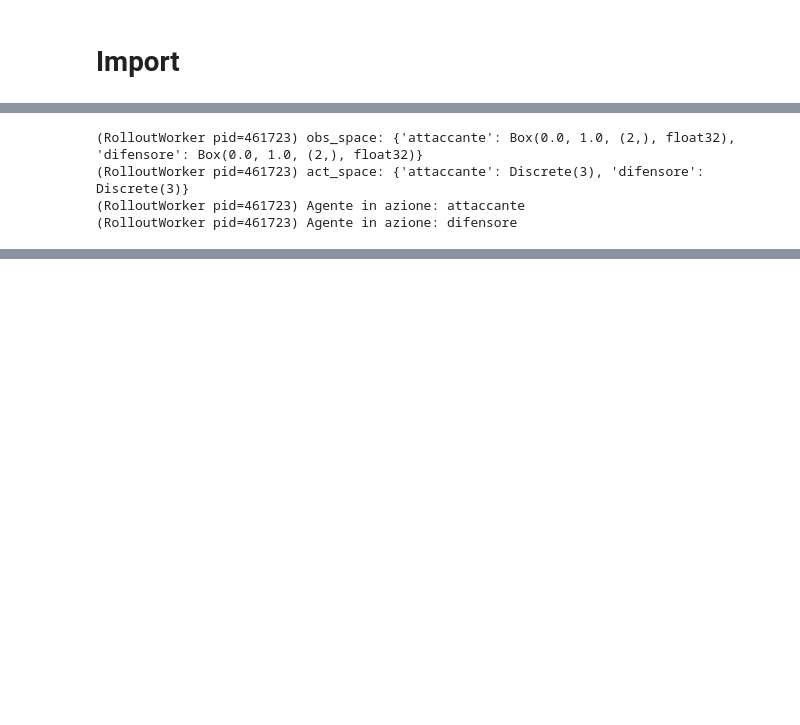
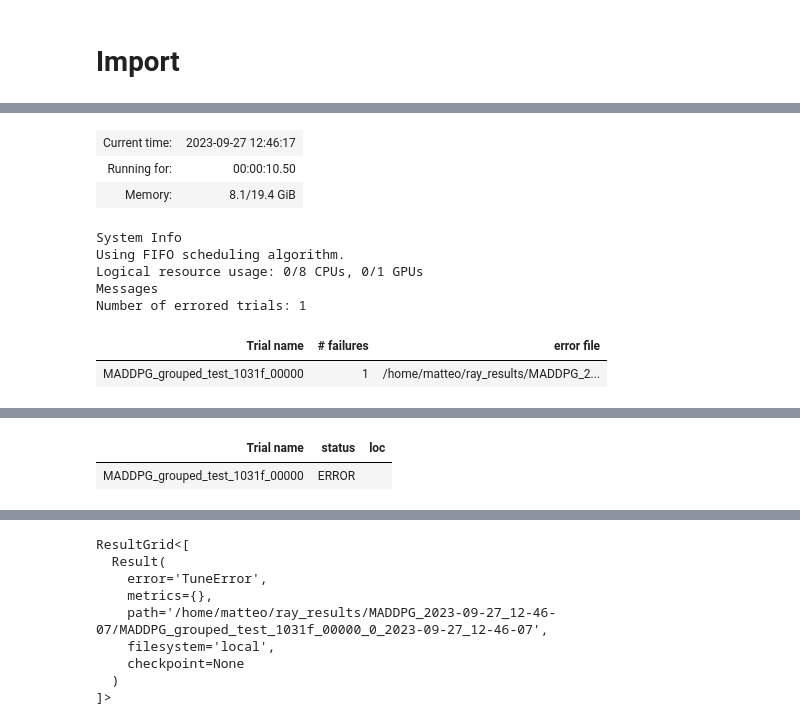
Before and after one commit to tcaiazzi/multi-agent-irs, a Jupyter notebook: tesi.ipynb, the cells around one changed output, grey strips where cells are left out. Drawn from its saved outputs; the diff is of its cells as text; code cells hidden in the pictures; blank space fills up the shorter version.

```diff
--- a/tesi.ipynb
+++ b/tesi.ipynb
@@ -162,0 +298,9 @@ torch, _ = try_import_torch()
+# %%
+def select_policy(agent_id, episode, **kwargs):
+        return agent_id
+
+stop = {
+        "training_iteration": 150,
+        "timesteps_total": 100000,
+        "episode_reward_mean": 1000.0,
+    }
@@ -163,14 +353,13 @@ torch, _ = try_import_torch()
 # %%
-config = MADDPGConfig().environment("grouped_test").framework("torch").resources(num_gpus=1)
-#config = PGConfig().environment("grouped_test").framework("torch").resources(num_gpus=1)
-stop = {
-        "training_iteration": 150,
-        "timesteps_total": 100000,
-        "episode_reward_mean": 1000.0,
-    }
-""" results = tune.Tuner(
-        "PG", param_space=config, run_config=air.RunConfig(stop=stop, verbose=1)
-    ).fit() """
+config = MADDPGConfig().environment("grouped_test").framework("torch").multi_agent(
+            policies={
+                "group1": PolicySpec(policy_class=AlwaysSameHeuristic,
+                                          observation_space=Box(low=0,high=1,shape=(2,),dtype=np.float32),
+                                          action_space=Discrete(3)),
+            },
+            policy_mapping_fn=select_policy,
+            policies_to_train=["group1"],
+        )
 results = tune.Tuner(
         "MADDPG", param_space=config, run_config=air.RunConfig(stop=stop, verbose=1)
     ).fit()
@@ -197,4 +369,10 @@ ValueError: `observation_space` not provided in PolicySpec for default_policy an
+| Current time: | 2023-09-27 12:46:17 |
+| Running for: | 00:00:10.50 |
+| Memory: | 8.1/19.4 GiB |
-(RolloutWorker pid=461723) obs_space: {'attaccante': Box(0.0, 1.0, (2,), float32), 'difensore': Box(0.0, 1.0, (2,), float32)}
-(RolloutWorker pid=461723) act_space: {'attaccante': Discrete(3), 'difensore': Discrete(3)}
-(RolloutWorker pid=461723) Agente in azione: attaccante
-(RolloutWorker pid=461723) Agente in azione: difensore
+System Info
+Using FIFO scheduling algorithm.
+Logical resource usage: 0/8 CPUs, 0/1 GPUs
+Messages
+Number of errored trials: 1
+| Trial name | # failures | error file |
+| MADDPG_grouped_test_1031f_00000 | 1 | /home/matteo/ray_results/MADDPG_2... |
@@ -204,0 +380,2 @@ ValueError: `observation_space` not provided in PolicySpec for default_policy an
+| Trial name | status | loc |
+| MADDPG_grouped_test_1031f_00000 | ERROR |  |
@@ -214 +399,10 @@ ResultGrid<[
+ResultGrid<[
+  Result(
+    error='TuneError',
+    metrics={},
+    path='/home/matteo/ray_results/MADDPG_2023-09-27_12-46-07/MADDPG_grouped_test_1031f_00000_0_2023-09-27_12-46-07',
+    filesystem='local',
+    checkpoint=None
+  )
+]>
 # %%
```
Also changed, not shown: parts of 8 cells of this notebook, 4 other files.
